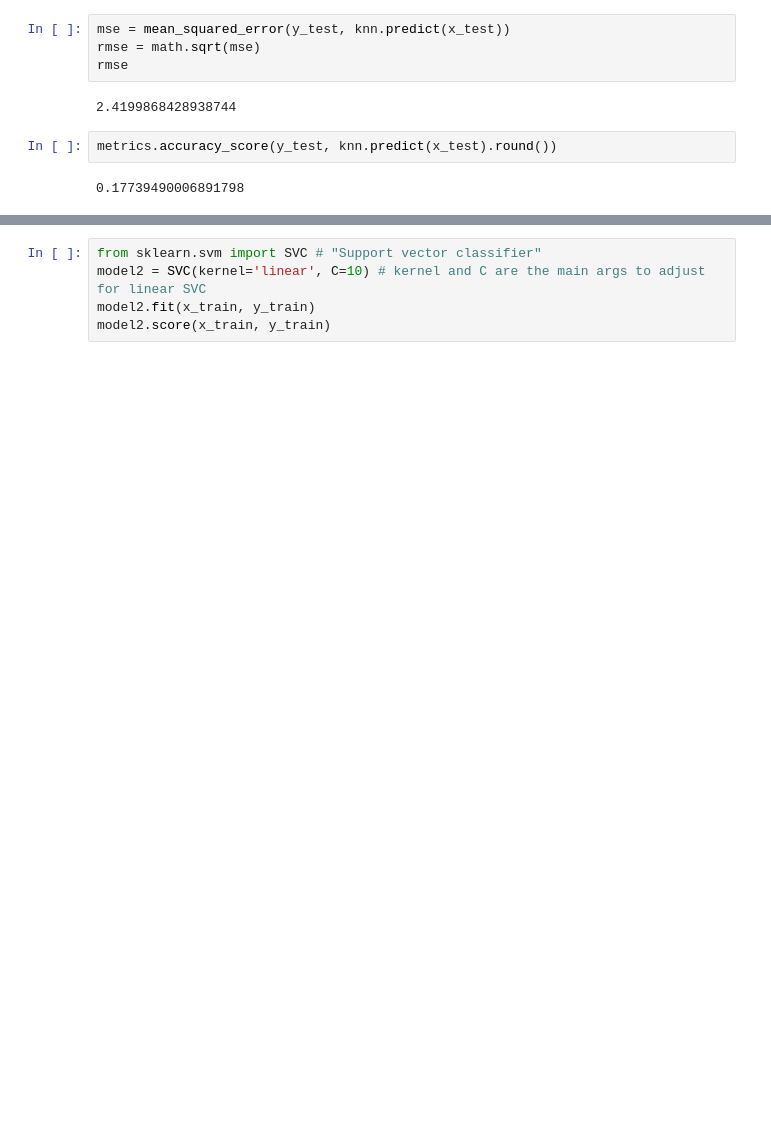
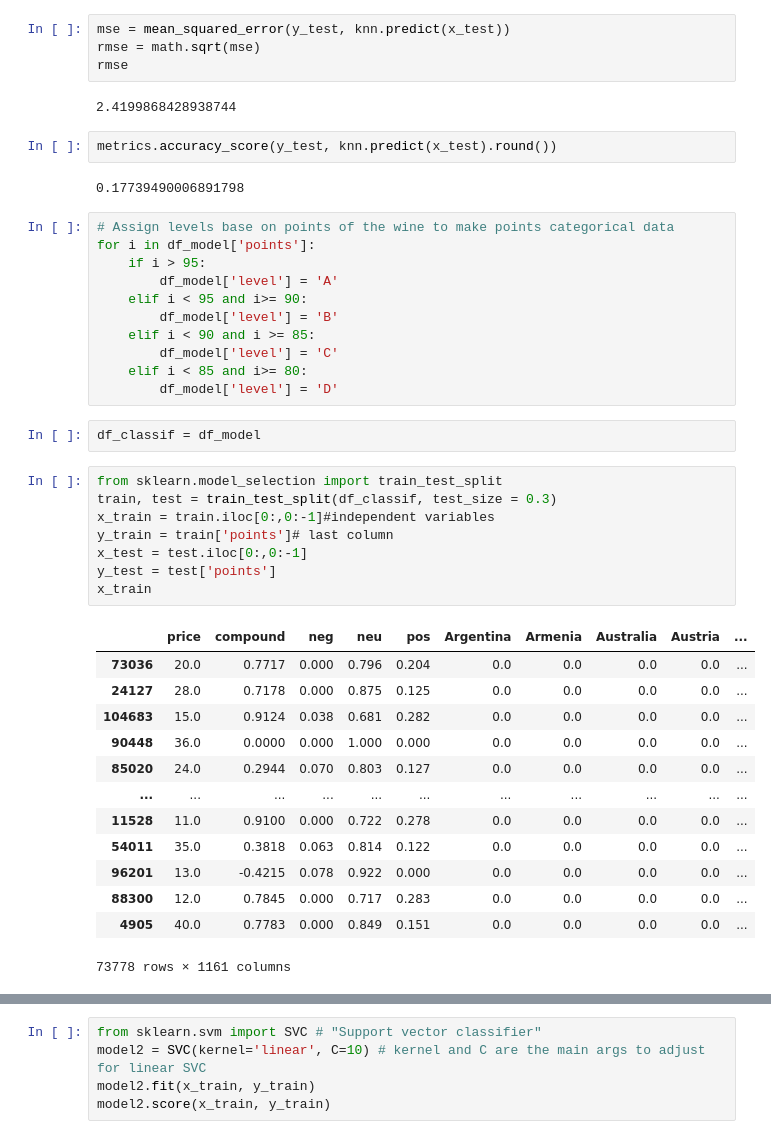
Before and after one commit to laurelhickey/Data_Analytics_Project, a Jupyter notebook: DA.ipynb, the cells around one changed output, grey strips where cells are left out. Saved outputs shown, nothing was run; the diff lists cells and outputs as text; blank space fills up the shorter version.

```diff
--- a/DA.ipynb
+++ b/DA.ipynb
@@ -252,3 +328,38 @@ rmse
 metrics.accuracy_score(y_test, knn.predict(x_test).round())
 # %% [output]
 0.17739490006891798
+# %%
+# Assign levels base on points of the wine to make points categorical data
+for i in df_model['points']:
+    if i > 95:
+        df_model['level'] = 'A'
+    elif i < 95 and i>= 90:
+        df_model['level'] = 'B'
+    elif i < 90 and i >= 85:
+        df_model['level'] = 'C'
+    elif i < 85 and i>= 80:
+        df_model['level'] = 'D'
+# %%
+df_classif = df_model
+# %%
+from sklearn.model_selection import train_test_split
+train, test = train_test_split(df_classif, test_size = 0.3)
+x_train = train.iloc[0:,0:-1]#independent variables
+y_train = train['points']# last column
+x_test = test.iloc[0:,0:-1]
+y_test = test['points']
+x_train
+# %% [output]
+|  | price | compound | neg | neu | pos | Argentina | Armenia | Australia | Austria | ... |
+| 73036 | 20.0 | 0.7717 | 0.000 | 0.796 | 0.204 | 0.0 | 0.0 | 0.0 | 0.0 | ... |
+| 24127 | 28.0 | 0.7178 | 0.000 | 0.875 | 0.125 | 0.0 | 0.0 | 0.0 | 0.0 | ... |
+| 104683 | 15.0 | 0.9124 | 0.038 | 0.681 | 0.282 | 0.0 | 0.0 | 0.0 | 0.0 | ... |
+| 90448 | 36.0 | 0.0000 | 0.000 | 1.000 | 0.000 | 0.0 | 0.0 | 0.0 | 0.0 | ... |
+| 85020 | 24.0 | 0.2944 | 0.070 | 0.803 | 0.127 | 0.0 | 0.0 | 0.0 | 0.0 | ... |
+| ... | ... | ... | ... | ... | ... | ... | ... | ... | ... | ... |
+| 11528 | 11.0 | 0.9100 | 0.000 | 0.722 | 0.278 | 0.0 | 0.0 | 0.0 | 0.0 | ... |
+| 54011 | 35.0 | 0.3818 | 0.063 | 0.814 | 0.122 | 0.0 | 0.0 | 0.0 | 0.0 | ... |
+| 96201 | 13.0 | -0.4215 | 0.078 | 0.922 | 0.000 | 0.0 | 0.0 | 0.0 | 0.0 | ... |
+| 88300 | 12.0 | 0.7845 | 0.000 | 0.717 | 0.283 | 0.0 | 0.0 | 0.0 | 0.0 | ... |
+| 4905 | 40.0 | 0.7783 | 0.000 | 0.849 | 0.151 | 0.0 | 0.0 | 0.0 | 0.0 | ... |
+73778 rows × 1161 columns
```
Also changed, not shown: parts of 33 cells of this notebook.
